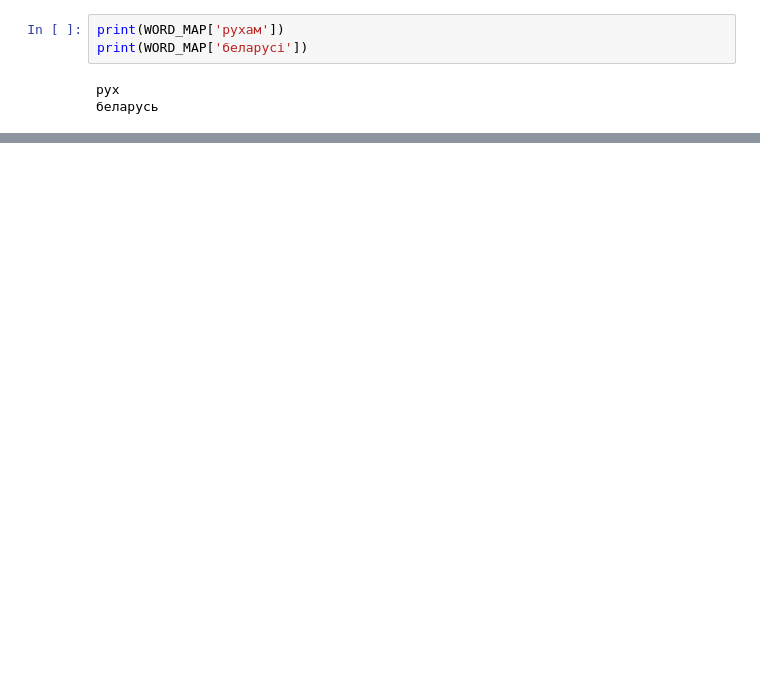
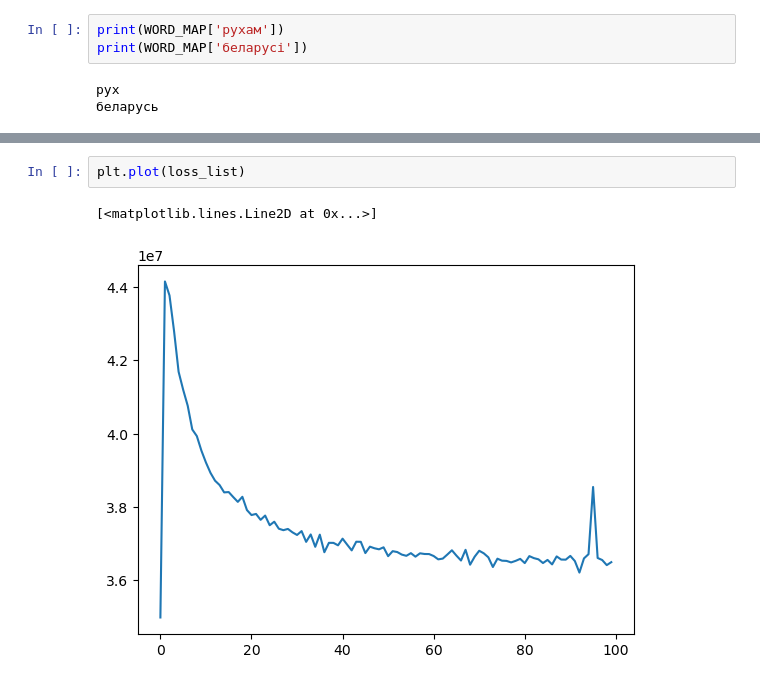
Before and after one commit to pikazlou/belarusian-word-embedding, a Jupyter notebook: belarus-word-embeddings.ipynb, the cells around one changed output, grey strips where cells are left out. Saved outputs shown, nothing was run; the diff lists cells and outputs as text; blank space fills up the shorter version.

Commit message:
Ability to collect only specific tags from grammar DB, use only inanimate proper nouns, use small alpha values to converge faster, plot losses, minor refactoring

```diff
--- a/belarus-word-embeddings.ipynb
+++ b/belarus-word-embeddings.ipynb
@@ -217,0 +221,5 @@ Loss after epoch 5:44097436.0
+# %%
+plt.plot(loss_list)
+# %% [output]
+[<matplotlib.lines.Line2D at 0x...>]
+[figure, added]
```
Also changed, not shown: parts of 26 cells of this notebook, 1 other file.
